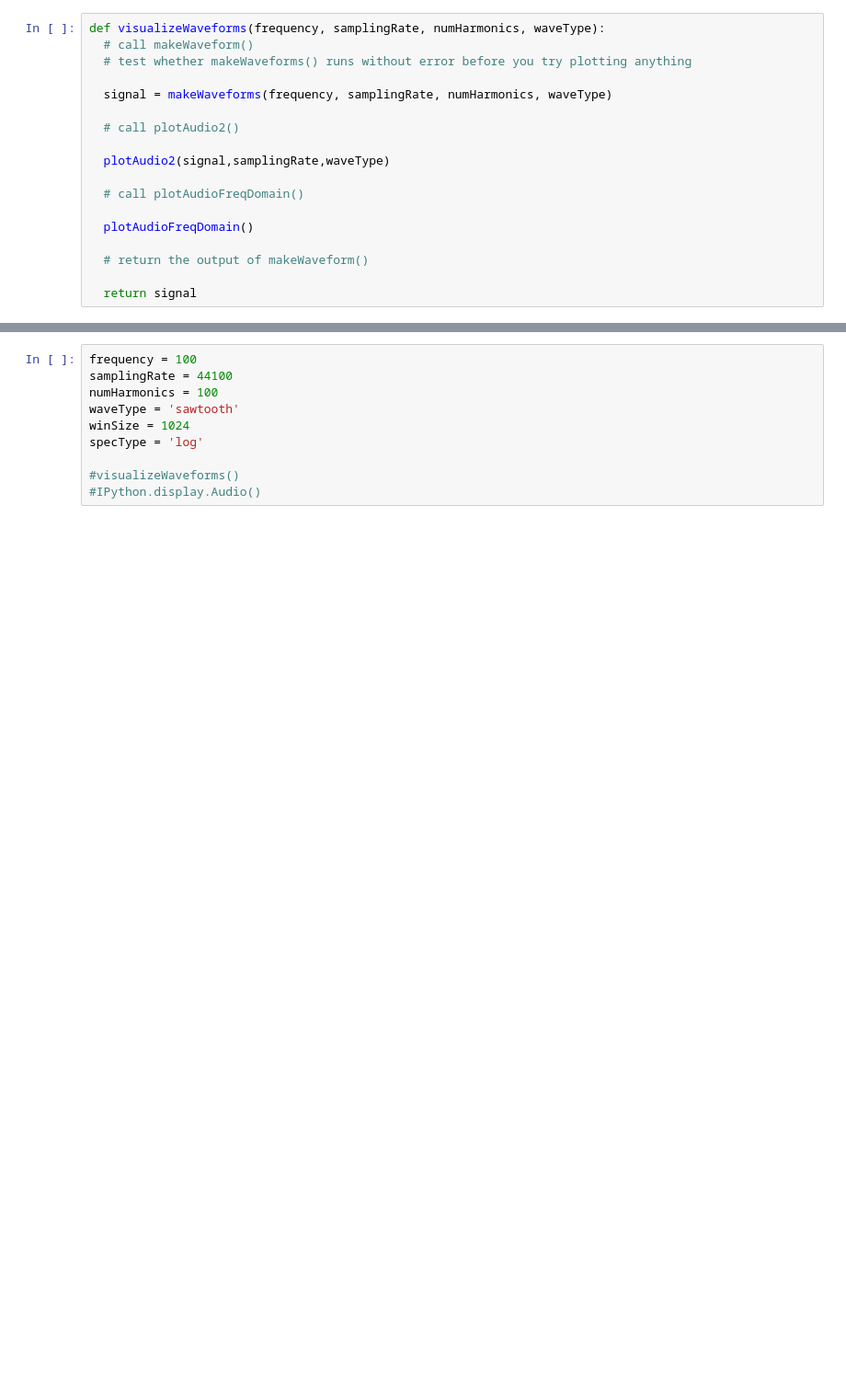
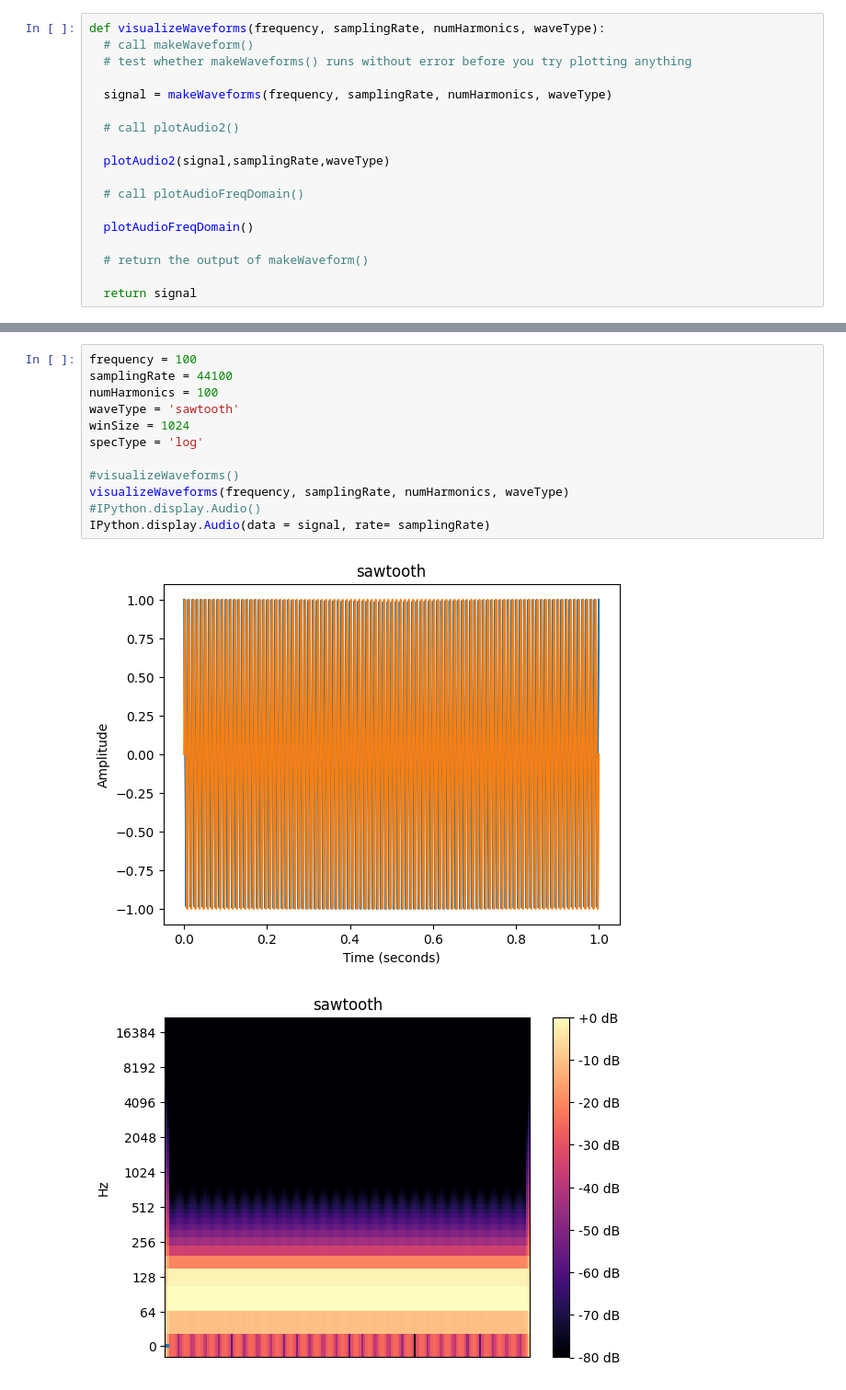
Before and after one commit to EhrenWade/MusicComputing, a Jupyter notebook: assignments/labAssignment4.ipynb, the cells around one changed output, grey strips where cells are left out. Shown at 92% size. Saved outputs shown, nothing was run; the diff lists cells and outputs as text; blank space fills up the shorter version.

```diff
--- a/assignments/labAssignment4.ipynb
+++ b/assignments/labAssignment4.ipynb
@@ -158,10 +163,15 @@ NameError: name 'title' is not defined
 # %%
 frequency = 100
 samplingRate = 44100
 numHarmonics = 100
 waveType = 'sawtooth'
 winSize = 1024
 specType = 'log'
 
 #visualizeWaveforms()
+visualizeWaveforms(frequency, samplingRate, numHarmonics, waveType)
 #IPython.display.Audio()
+IPython.display.Audio(data = signal, rate= samplingRate)
+# %% [output]
+[figure, added]
+[figure, added]
```
Also changed, not shown: parts of 6 cells of this notebook.
